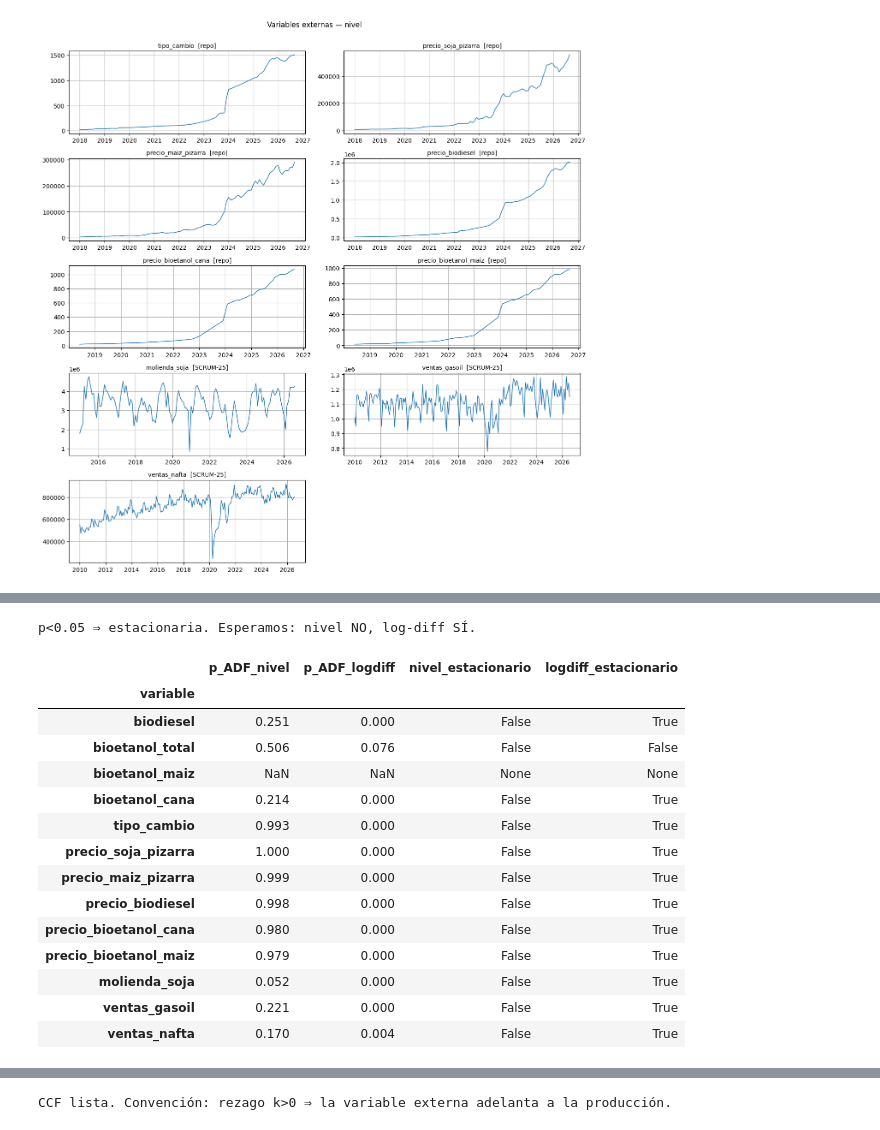
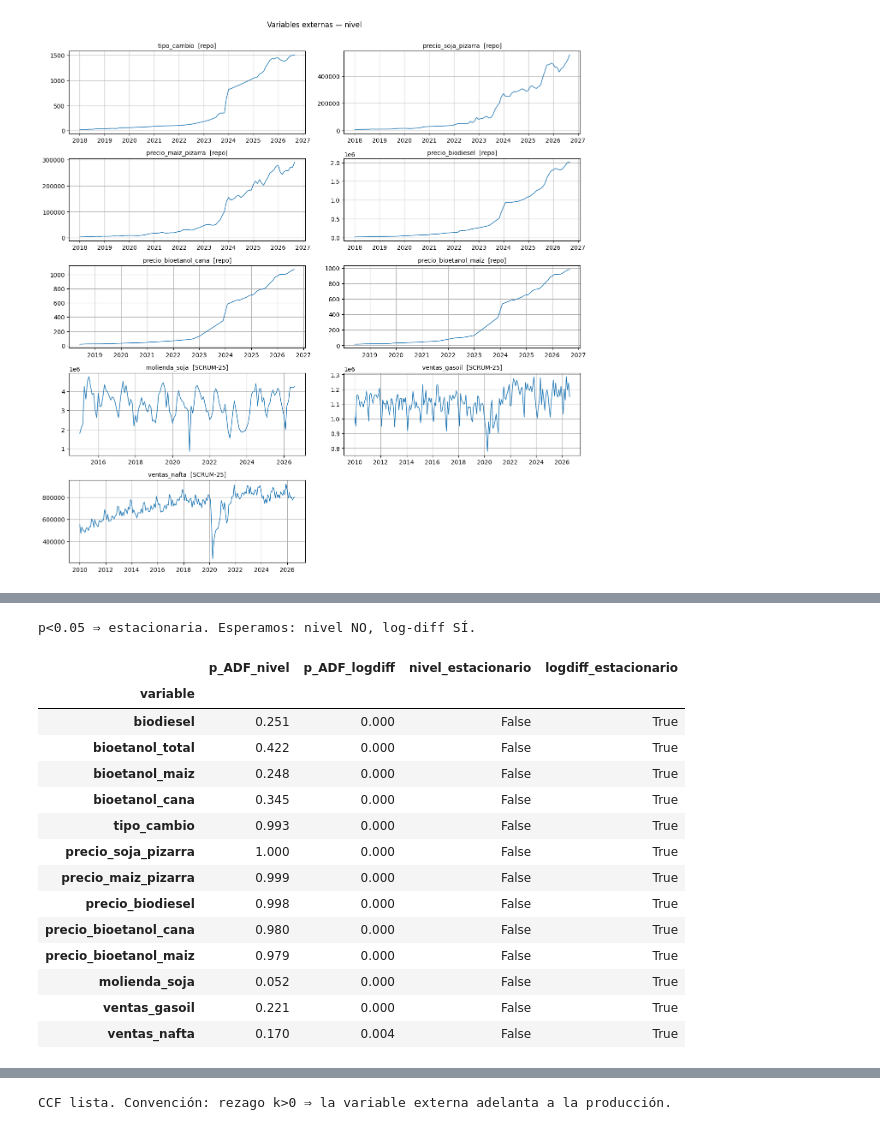
Before and after one commit to Lab2-BCR-UCA/Lab2-BCR, a Jupyter notebook: notebooks/eda_variables_externas.ipynb, the cells around one changed output, grey strips where cells are left out. Saved outputs shown, nothing was run; the diff lists cells and outputs as text; code cells hidden in the pictures.

```diff
--- a/notebooks/eda_variables_externas.ipynb
+++ b/notebooks/eda_variables_externas.ipynb
@@ -58,15 +65,24 @@ def serie_mensual(df, col):
            .set_index("fecha")[col].sort_index().astype(float))
     return s[~s.index.duplicated()]
 
+# Inicio de entrenamiento por serie (igual que el protocolo de evaluación).
+inicio_protocolo = {
+    "biodiesel":       "2008-01",
+    "bioetanol_total": "2013-01",
+    "bioetanol_maiz":  "2012-09",
+    "bioetanol_cana":  "2013-01",
+}
+
 bd = pd.read_csv(DATA / "produccion_biodiesel.csv")
 be = pd.read_csv(DATA / "produccion_bioetanol.csv")
 
-objetivos = {
+crudos = {
     "biodiesel":       serie_mensual(bd, "produccion_tn"),
     "bioetanol_total": serie_mensual(be, "produccion_total_m3"),
     "bioetanol_maiz":  serie_mensual(be, "produccion_maiz_m3"),
     "bioetanol_cana":  serie_mensual(be, "produccion_cana_m3"),
 }
+objetivos = {n: s[s.index >= pd.Timestamp(inicio_protocolo[n])] for n, s in crudos.items()}
 for n, s in objetivos.items():
-    print(f"{n:16s}: {s.index.min():%Y-%m} → {s.index.max():%Y-%m}  ({len(s)} meses)")
+    print(f"{n:16s}: {s.index.min():%Y-%m} → {s.index.max():%Y-%m}  ({len(s)} meses, desde {inicio_protocolo[n]})")
 # %% [output]
@@ -106,15 +126,18 @@ for archivo, col, nombre, org in fuentes:
         externas[nombre] = serie_mensual(pd.read_csv(archivo), col)
         origen[nombre] = org
     else:
-        faltantes.append(f"{nombre} ({archivo.name}, {org})")
+        faltantes.append(f"{nombre} ({archivo}, {org})")
+
+if faltantes:
+    raise FileNotFoundError(
+        "Faltan fuentes de variables externas; no sigo para no generar una "
+        "lista incompleta. Deberían estar versionadas en el repo. Faltan:\n  - "
+        + "\n  - ".join(faltantes)
+    )
 
 print("Variables externas cargadas:")
 for n, s in externas.items():
     print(f"  [{origen[n]:8s}] {n:22s}: {s.index.min():%Y-%m} → {s.index.max():%Y-%m}  ({len(s)} meses)")
-if faltantes:
-    print("\nFALTAN (corré los scrapers de variables_externas/):")
-    for f in faltantes:
-        print("  -", f)
 # %% [output]
 Variables externas cargadas:
   [repo    ] tipo_cambio           : 2018-01 → 2026-09  (105 meses)
@@ -190,29 +226,28 @@ de corto plazo. El test ADF confirma: en nivel no se rechaza la raíz unitaria
 # %%
 def adf_p(s):
     s = s.dropna()
     if (s <= 0).any() or len(s) < 12:
         return np.nan, np.nan
     nivel = adfuller(s)[1]
     dif = adfuller(np.log(s).diff().dropna())[1]
     return nivel, dif
 
 filas = []
 for n, s in {**objetivos, **externas}.items():
     pn, pd_ = adf_p(s)
     filas.append({"variable": n, "p_ADF_nivel": pn, "p_ADF_logdiff": pd_,
                   "nivel_estacionario": pn < 0.05 if pn == pn else None,
                   "logdiff_estacionario": pd_ < 0.05 if pd_ == pd_ else None})
-tabla_adf = pd.DataFrame(filas).set_index("variable")
 print("p<0.05 ⇒ estacionaria. Esperamos: nivel NO, log-diff SÍ.")
-tabla_adf.round(3)
+pd.DataFrame(filas).set_index("variable").round(3)
 # %% [output]
 p<0.05 ⇒ estacionaria. Esperamos: nivel NO, log-diff SÍ.
 |  | p_ADF_nivel | p_ADF_logdiff | nivel_estacionario | logdiff_estacionario |
 | variable |  |  |  |  |
 | biodiesel | 0.251 | 0.000 | False | True |
-| bioetanol_total | 0.506 | 0.076 | False | False |
-| bioetanol_maiz | NaN | NaN | None | None |
-| bioetanol_cana | 0.214 | 0.000 | False | True |
+| bioetanol_total | 0.422 | 0.000 | False | True |
+| bioetanol_maiz | 0.248 | 0.000 | False | True |
+| bioetanol_cana | 0.345 | 0.000 | False | True |
 | tipo_cambio | 0.993 | 0.000 | False | True |
 | precio_soja_pizarra | 1.000 | 0.000 | False | True |
 | precio_maiz_pizarra | 0.999 | 0.000 | False | True |
```
Also changed, not shown: parts of 20 cells of this notebook, 5 other files.
